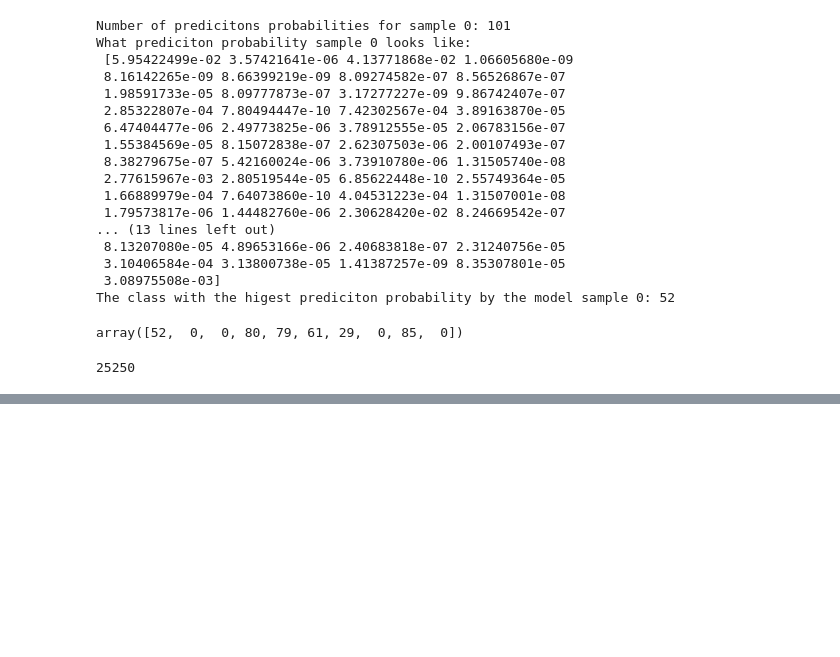
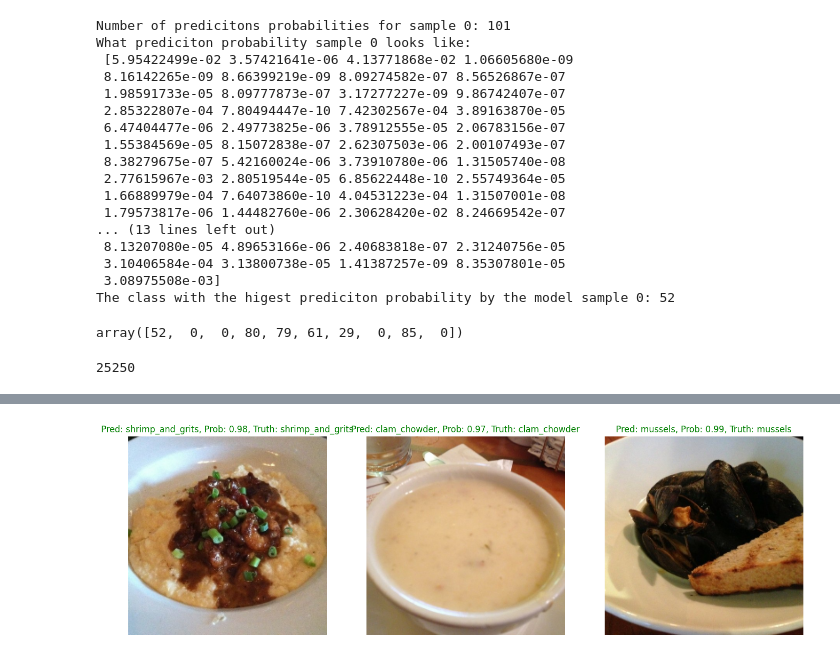
Before and after one commit to miller00315/ia_studies, a Jupyter notebook: transfer_learning_tensor_flow_3_scalling_up.ipynb, the cells around one changed output, grey strips where cells are left out. Cells and saved outputs as stored; diff of their text form; code cells hidden in the pictures; blank space fills up the shorter version.

```diff
--- a/transfer_learning_tensor_flow_3_scalling_up.ipynb
+++ b/transfer_learning_tensor_flow_3_scalling_up.ipynb
@@ -516,0 +770,37 @@ len(pred_classes)
+# %%
+# Make preds on a series of random images
+import random
+import os
+
+plt.figure(figsize=(17, 10))
+
+
+for i in range(3):
+  class_name = random.choice(class_names)
+
+  file_name  = random.choice(os.listdir(test_dir + "/" + class_name))
+
+  file_path = test_dir + "/" + class_name + "/" + file_name
+
+  # Load
+
+  img = load_and_prep_image(file_path, scale=False)
+
+  # Make prediction
+  pred_prob = model.predict(tf.expand_dims(img, axis=0))
+
+  pred_class = class_names[pred_prob.argmax()] # Get highest prediction probability index
+
+  # Plot the image(s)
+  plt.subplot(1, 3, i+1)
+  plt.imshow(img/255)
+
+  if class_name == pred_class: # Predict clas matches truth class, make text green
+    title_color = "g"
+  else: # Predict class doesn't match truth class, make text red
+    title_color = "r"
+
+  plt.title(f"Pred: {pred_class}, Prob: {pred_prob.max():.2f}, Truth: {class_name}", c=title_color)
+
+  plt.axis(False)
+# %% [output]
@@ -516,0 +810 @@ len(pred_classes)
+[figure, added]
```
Also changed, not shown: parts of 38 cells of this notebook.
